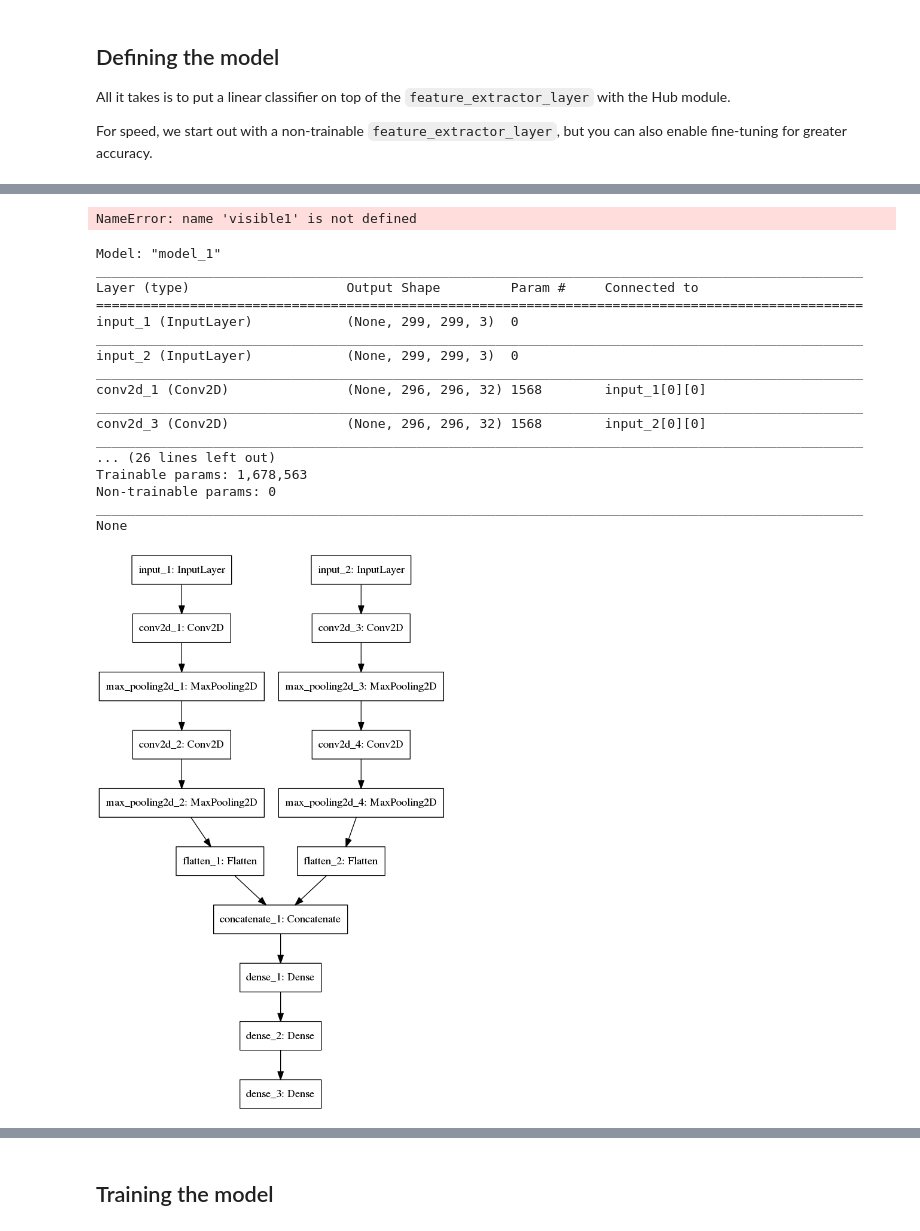
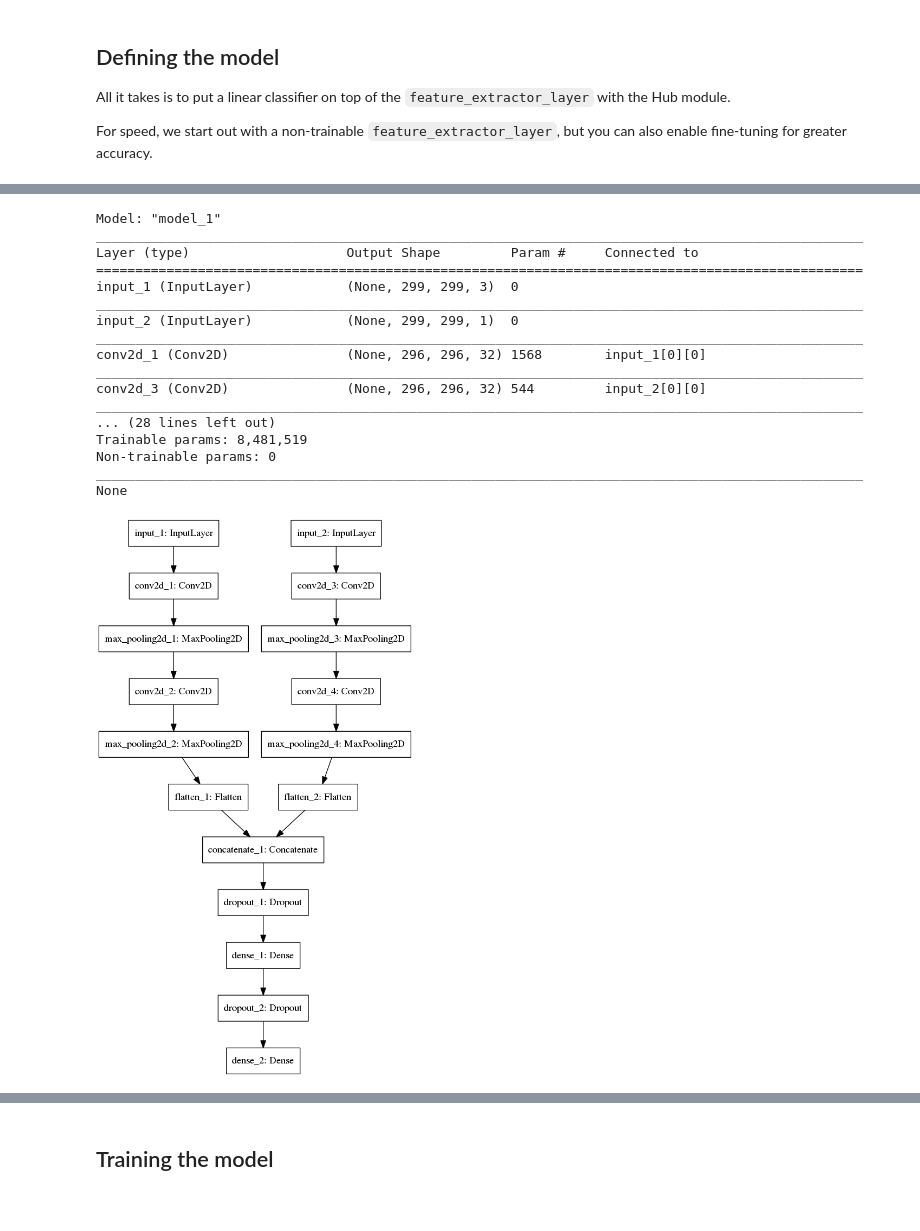
Before and after one commit to internetoftim/labidub, a Jupyter notebook: bimodal/tf2_image_bimodal_latestage.ipynb, the cells around one changed output, grey strips where cells are left out. Drawn from its saved outputs; the diff is of its cells as text; code cells hidden in the pictures.

```diff
--- a/bimodal/tf2_image_bimodal_latestage.ipynb
+++ b/bimodal/tf2_image_bimodal_latestage.ipynb
@@ -217,7 +267,3 @@ inputs1=Input(shape=IMAGE_SIZE,name='inputs_gabor')
-# %%
-model = Model(inputs=[visible1, visible2], outputs=output)
-# %% [output]
-NameError: name 'visible1' is not defined
 # %%
 # Multiple Inputs
 from keras.utils import plot_model
@@ -236,39 +282,48 @@ conv12 = Conv2D(16, kernel_size=4, activation='relu')(pool11)
 pool12 = MaxPooling2D(pool_size=(2, 2))(conv12)
 flat1 = Flatten()(pool12)
 # second input model
-visible2 = Input(shape=(299,299,3))
+visible2 = Input(shape=(299,299,1))
 conv21 = Conv2D(32, kernel_size=4, activation='relu')(visible2)
 pool21 = MaxPooling2D(pool_size=(2, 2))(conv21)
 conv22 = Conv2D(16, kernel_size=4, activation='relu')(pool21)
 pool22 = MaxPooling2D(pool_size=(2, 2))(conv22)
 flat2 = Flatten()(pool22)
 # merge input models
 merge = concatenate([flat1, flat2])
 # interpretation model
-hidden1 = Dense(10, activation='relu')(merge)
-hidden2 = Dense(10, activation='relu')(hidden1)
-output = Dense(1, activation='sigmoid')(hidden2)
+dropout1 = Dropout(rate=0.2)(merge)
+
+# hidden1 = Dense(10, activation='relu')(merge)
+hidden1 = Dense(51, activation='relu')(dropout1)
+
+dropout2 = Dropout(rate=0.2)(hidden1)
+#     tf.keras.layers.Dropout(rate=0.2),
+#     tf.keras.layers.Dense(train_generator.num_classes, activation='softmax',
+#                           kernel_regularizer=tf.keras.regularizers.l2(0.0001))
+# output = Dense(1, activation='sigmoid')(hidden2)
+output = Dense(51, activation='softmax',
+                          kernel_regularizer=tf.keras.regularizers.l2(0.0001))(dropout2)
 model = Model(inputs=[visible1, visible2], outputs=output)
 # summarize layers
 print(model.summary())
 # plot graph
 plot_model(model, to_file='multiple_inputs.png')
 # %% [output]
 Model: "model_1"
 __________________________________________________________________________________________________
 Layer (type)                    Output Shape         Param #     Connected to
 ==================================================================================================
 input_1 (InputLayer)            (None, 299, 299, 3)  0
 __________________________________________________________________________________________________
-input_2 (InputLayer)            (None, 299, 299, 3)  0
+input_2 (InputLayer)            (None, 299, 299, 1)  0
 __________________________________________________________________________________________________
 conv2d_1 (Conv2D)               (None, 296, 296, 32) 1568        input_1[0][0]
 __________________________________________________________________________________________________
-conv2d_3 (Conv2D)               (None, 296, 296, 32) 1568        input_2[0][0]
+conv2d_3 (Conv2D)               (None, 296, 296, 32) 544         input_2[0][0]
 __________________________________________________________________________________________________
-... (26 lines left out)
-Trainable params: 1,678,563
+... (28 lines left out)
+Trainable params: 8,481,519
 Non-trainable params: 0
 __________________________________________________________________________________________________
 None
-[figure, old version]
+[figure, new version]
```
Also changed, not shown: parts of 21 cells of this notebook.
